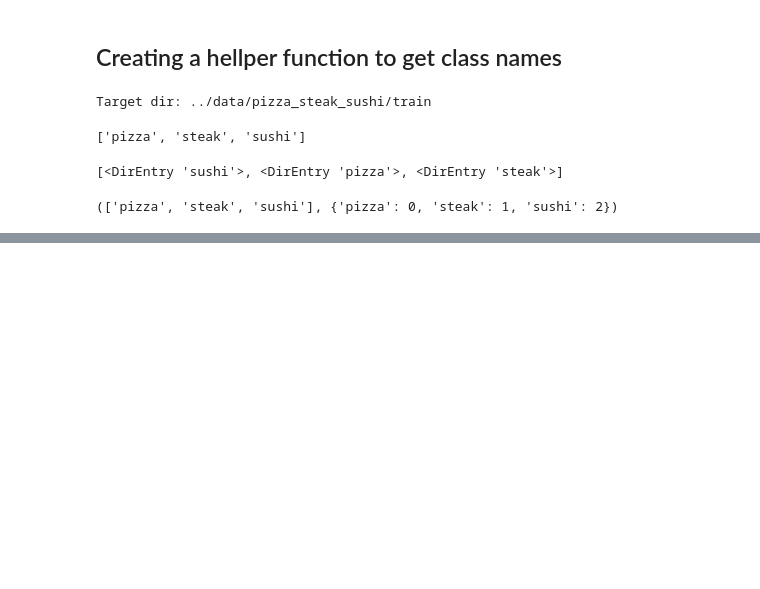
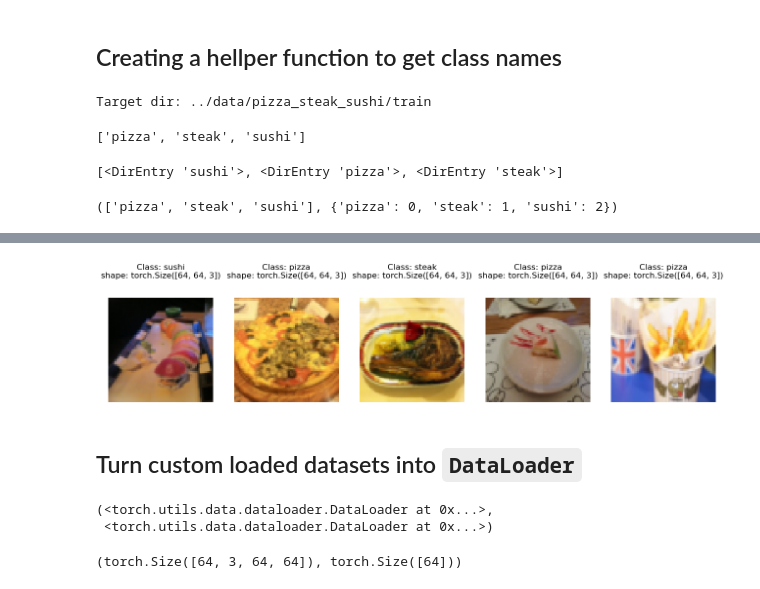
Before and after one commit to Hamid-Manouchehri/ML_DL_PyTorch, a Jupyter notebook: notebooks/custom_dataset.ipynb, the cells around one changed output, grey strips where cells are left out. Drawn from its saved outputs; the diff is of its cells as text; code cells hidden in the pictures; blank space fills up the shorter version.

```diff
--- a/notebooks/custom_dataset.ipynb
+++ b/notebooks/custom_dataset.ipynb
@@ -341,8 +342,8 @@ target_directory = train_dir
 print(f"Target dir: {target_directory}")
 
 # Get the class names from target directory
-class_names_found = sorted([entry.name for entry in list(os.scandir(target_directory))])
-class_names_found
+class_names = sorted([entry.name for entry in list(os.scandir(target_directory))])
+class_names
 # %% [output]
 Target dir: ../data/pizza_steak_sushi/train
 ['pizza', 'steak', 'sushi']
@@ -370,0 +519,35 @@ find_classes(train_dir)
+# %%
+display_random_images(train_data,
+                      n=5,
+                      classes=class_names,
+                      seed=None)
+# %% [output]
+[figure, added]
+# %% [markdown]
+## Turn custom loaded datasets into `DataLoader`
+# %%
+BATCH_SIZE = 64
+NUM_WORKERS = os.cpu_count()
+
+train_dataloader_custom = DataLoader(dataset=train_data_custom,
+                                          batch_size=BATCH_SIZE,
+                                          num_workers=NUM_WORKERS,
+                                          shuffle=True)
+
+test_dataloader_custom = DataLoader(dataset=test_data_custom,
+                                          batch_size=BATCH_SIZE,
+                                          num_workers=NUM_WORKERS,
+                                          shuffle=False)
+
+train_dataloader_custom, test_dataloader_custom
+# %% [output]
+(<torch.utils.data.dataloader.DataLoader at 0x...>,
+ <torch.utils.data.dataloader.DataLoader at 0x...>)
+# %%
+# Get image and label from custom dataloader
+img_custom, label_custom = next(iter(train_dataloader_custom))
+
+# Print out the shapes
+img_custom.shape, label_custom.shape
+# %% [output]
+(torch.Size([64, 3, 64, 64]), torch.Size([64]))
```
Also changed, not shown: parts of 16 cells of this notebook.
